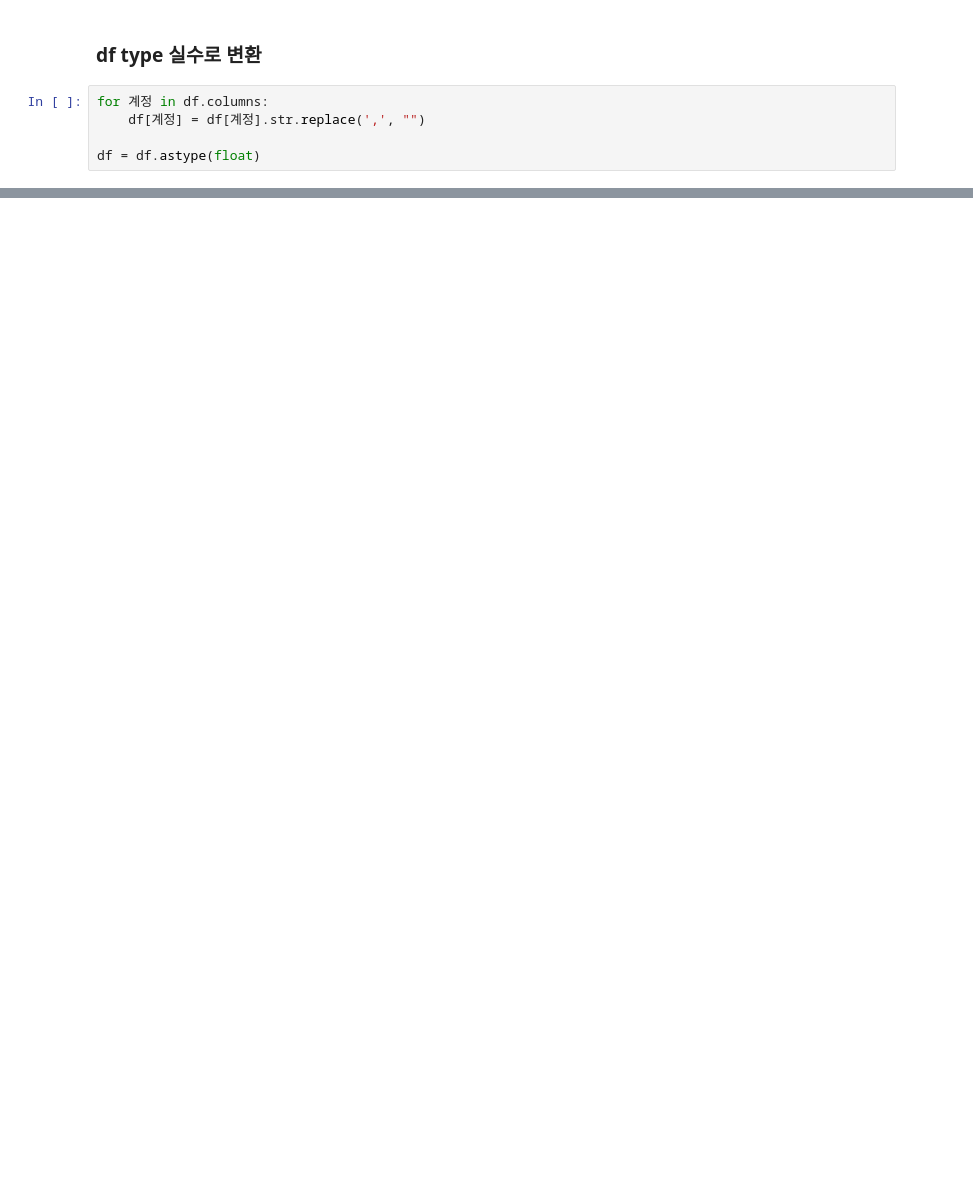
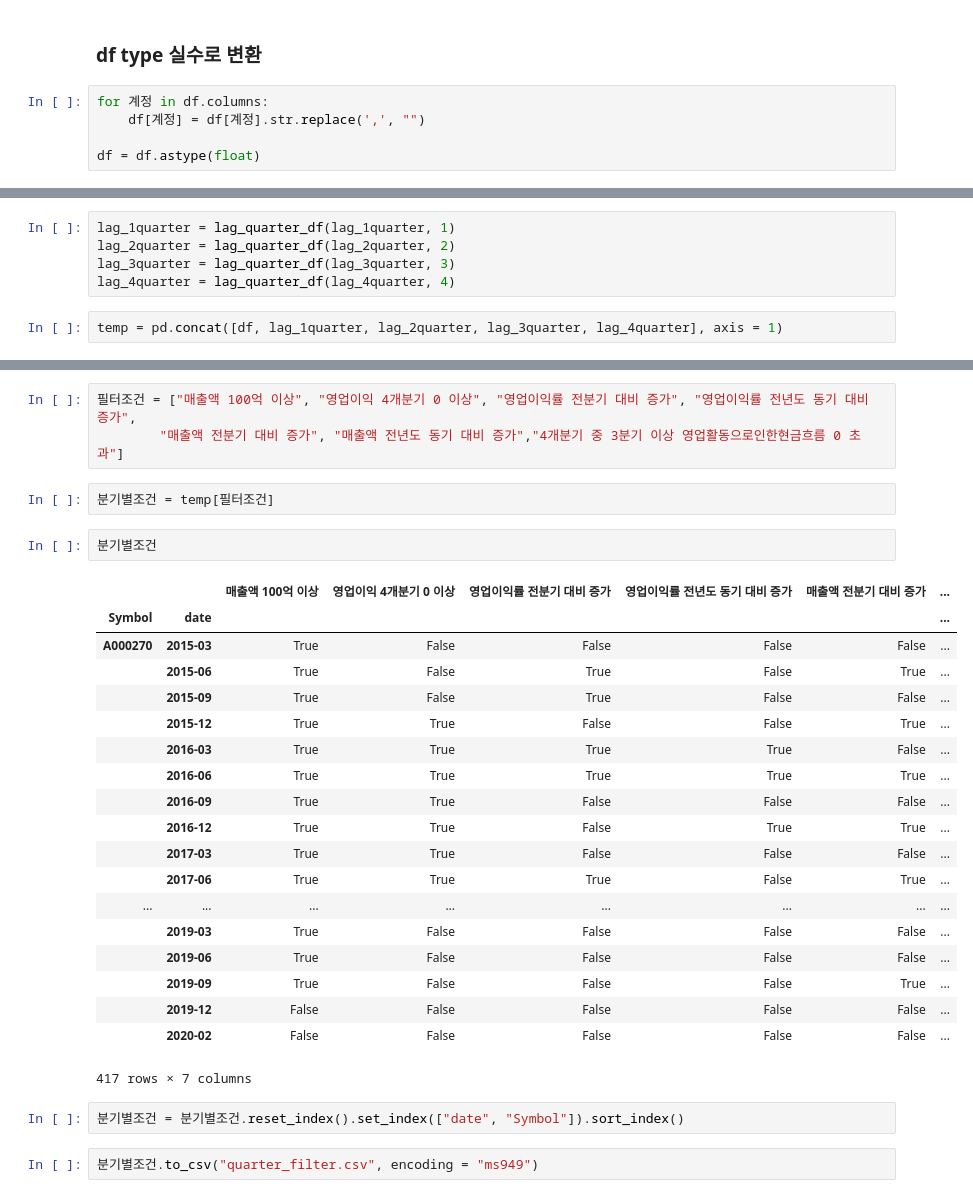
Before and after one commit to polmki123/donghyojaechul, a Jupyter notebook: 필터링 프로그램/code/데이터 전처리/분기별필터(재무).ipynb, the cells around one changed output, grey strips where cells are left out. Saved outputs shown, nothing was run; the diff lists cells and outputs as text; blank space fills up the shorter version.

```diff
--- a/필터링 프로그램/code/데이터 전처리/분기별필터(재무).ipynb
+++ b/필터링 프로그램/code/데이터 전처리/분기별필터(재무).ipynb
@@ -348,0 +145,7 @@ for company_data in new_data:
+# %%
+lag_1quarter = lag_quarter_df(lag_1quarter, 1)
+lag_2quarter = lag_quarter_df(lag_2quarter, 2)
+lag_3quarter = lag_quarter_df(lag_3quarter, 3)
+lag_4quarter = lag_quarter_df(lag_4quarter, 4)
+# %%
+temp = pd.concat([df, lag_1quarter, lag_2quarter, lag_3quarter, lag_4quarter], axis = 1)
@@ -348,0 +224,31 @@ for company_data in new_data:
+# %%
+필터조건 = ["매출액 100억 이상", "영업이익 4개분기 0 이상", "영업이익률 전분기 대비 증가", "영업이익률 전년도 동기 대비 증가",
+        "매출액 전분기 대비 증가", "매출액 전년도 동기 대비 증가","4개분기 중 3분기 이상 영업활동으로인한현금흐름 0 초과"]
+# %%
+분기별조건 = temp[필터조건]
+# %%
+분기별조건
+# %% [output]
+|  |  | 매출액 100억 이상 | 영업이익 4개분기 0 이상 | 영업이익률 전분기 대비 증가 | 영업이익률 전년도 동기 대비 증가 | 매출액 전분기 대비 증가 | ... |
+| Symbol | date |  |  |  |  |  | ... |
+| A000270 | 2015-03 | True | False | False | False | False | ... |
+|  | 2015-06 | True | False | True | False | True | ... |
+|  | 2015-09 | True | False | True | False | False | ... |
+|  | 2015-12 | True | True | False | False | True | ... |
+|  | 2016-03 | True | True | True | True | False | ... |
+|  | 2016-06 | True | True | True | True | True | ... |
+|  | 2016-09 | True | True | False | False | False | ... |
+|  | 2016-12 | True | True | False | True | True | ... |
+|  | 2017-03 | True | True | False | False | False | ... |
+|  | 2017-06 | True | True | True | False | True | ... |
+| ... | ... | ... | ... | ... | ... | ... | ... |
+|  | 2019-03 | True | False | False | False | False | ... |
+|  | 2019-06 | True | False | False | False | False | ... |
+|  | 2019-09 | True | False | False | False | True | ... |
+|  | 2019-12 | False | False | False | False | False | ... |
+|  | 2020-02 | False | False | False | False | False | ... |
+417 rows × 7 columns
+# %%
+분기별조건 = 분기별조건.reset_index().set_index(["date", "Symbol"]).sort_index()
+# %%
+분기별조건.to_csv("quarter_filter.csv", encoding = "ms949")
```
Also changed, not shown: parts of 50 cells of this notebook, 2 other files.
